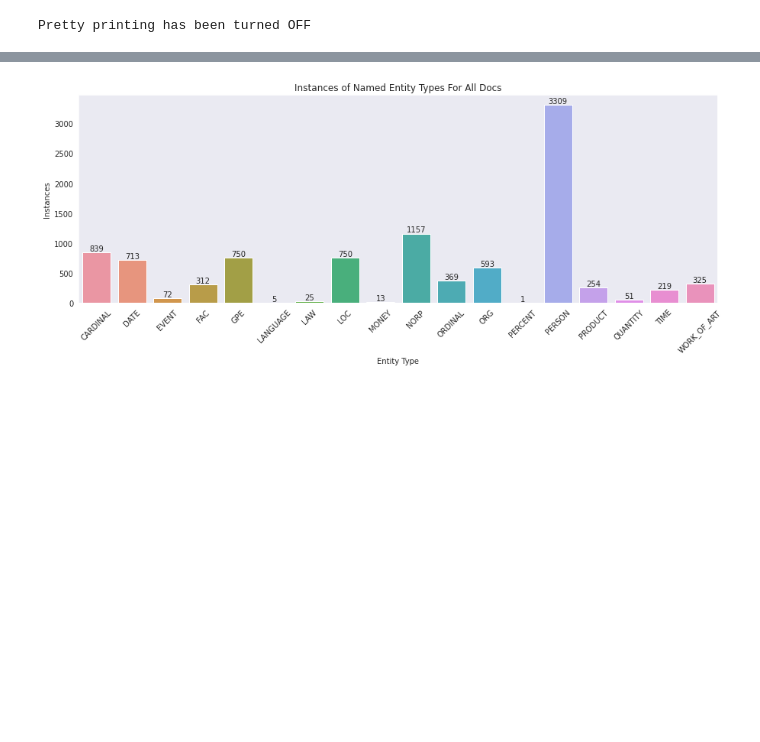
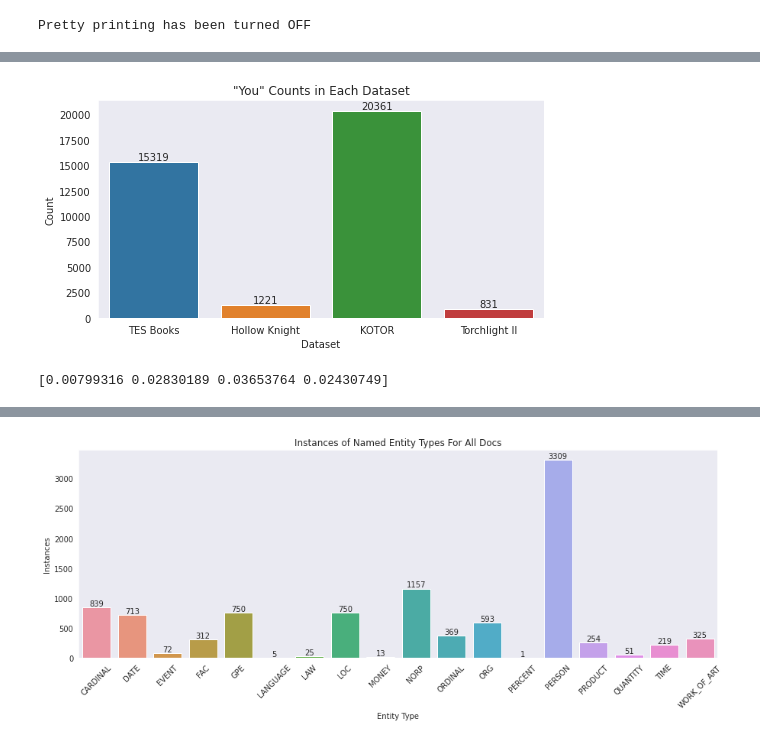
Before and after one commit to Data-Science-for-Linguists-2022/Pragmatics-In-Video-Games, a Jupyter notebook: notebooks/research.ipynb, the cells around one changed output, grey strips where cells are left out. Saved outputs shown, nothing was run; the diff lists cells and outputs as text; code cells hidden in the pictures; blank space fills up the shorter version.

```diff
--- a/notebooks/research.ipynb
+++ b/notebooks/research.ipynb
@@ -318,0 +227,18 @@ if True:
+# %%
+counts = np.array([])
+
+for df in datasets:
+    counts = np.append(counts, locator(df['text'], you_re))
+
+plt.figure(figsize=(8,4))
+barplot(x=list(data.keys()), y=counts, title='"You" Counts in Each Dataset', xlabel="Dataset", ylabel="Count")
+plt.show()
+# %% [output]
+[figure, added]
+# %%
+# Hollowknight suffers from some slight inaccuracies due to its tagging system
+percentages = counts / [get_count(df['text']) for df in datasets]
+
+print(percentages)
+# %% [output]
+[0.00799316 0.02830189 0.03653764 0.02430749]
```
Also changed, not shown: parts of 35 cells of this notebook.
